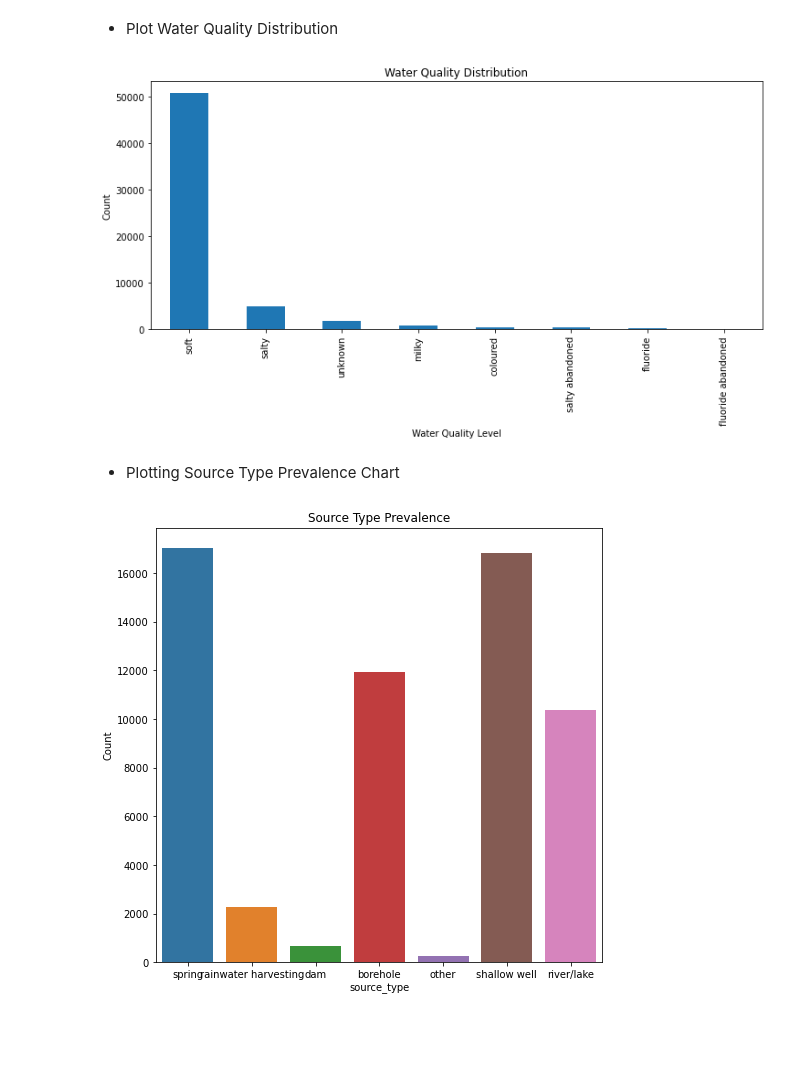
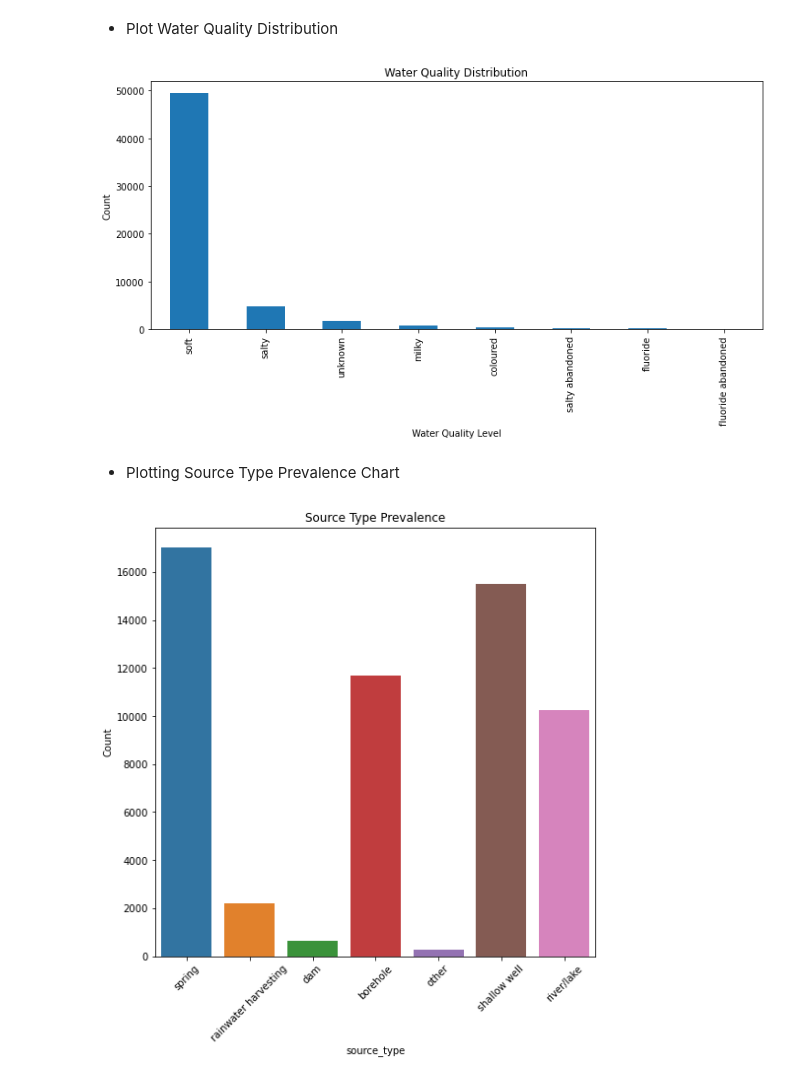
Before and after one commit to OchiengGideon/Phase-3-Project, a Jupyter notebook: index.ipynb, the cells around one changed output. Cells and saved outputs as stored; diff of their text form; code cells hidden in the pictures; blank space fills up the shorter version.

```diff
--- a/index.ipynb
+++ b/index.ipynb
@@ -293,0 +302,14 @@ The dataset has highly imbalanced target values, along with null values and some
+# %%
+def remove_outlier(df, columns):
+    for col in columns:
+        if col in df.columns:  # Ensure the column exists in the DataFrame
+            q1 = df[col].quantile(0.25)
+            q3 = df[col].quantile(0.75)
+            iqr = q3 - q1
+            lower_bound = q1 - 1.5 * iqr
+            upper_bound = q3 + 1.5 * iqr
+
+            # Filter the DataFrame for values within the bounds
+            df = df[(df[col] >= lower_bound) & (df[col] <= upper_bound)]
+
+    return df
@@ -294,3 +318,6 @@ The dataset has highly imbalanced target values, along with null values and some
+# %%
+columns_to_remove_outliers = ['longitude', 'latitude']
+train_data = remove_outlier(train_data, columns_to_remove_outliers)
 # %% [markdown]
 # 4 Data Exploration
 # %% [markdown]
@@ -431,15 +458,17 @@ plt.xlabel('Water Quality Level')
 plt.ylabel('Count')
 plt.show()
 # %% [output]
-[figure, old version]
+[figure, new version]
 # %% [markdown]
 - Plotting Source Type Prevalence Chart
 # %%
 # Source Type Prevalence (Pie Chart)
 plt.figure(figsize=(8, 8))
 sns.countplot(data=train_data, x= 'source_type',)
 plt.title('Source Type Prevalence')
 plt.ylabel('Count')
+plt.tick_params(axis='x', rotation=45) # Rotate x-axis labels
+
 plt.show()
 # %% [output]
-[figure, old version]
+[figure, new version]
```
Also changed, not shown: parts of 29 cells of this notebook.
